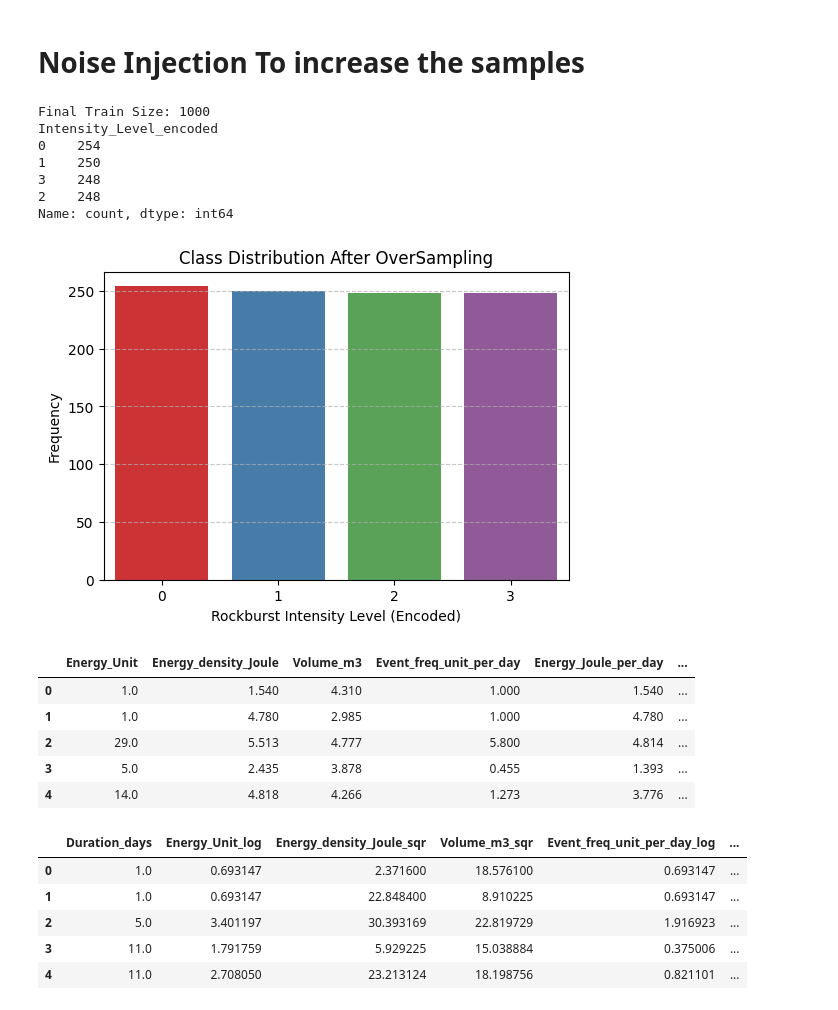
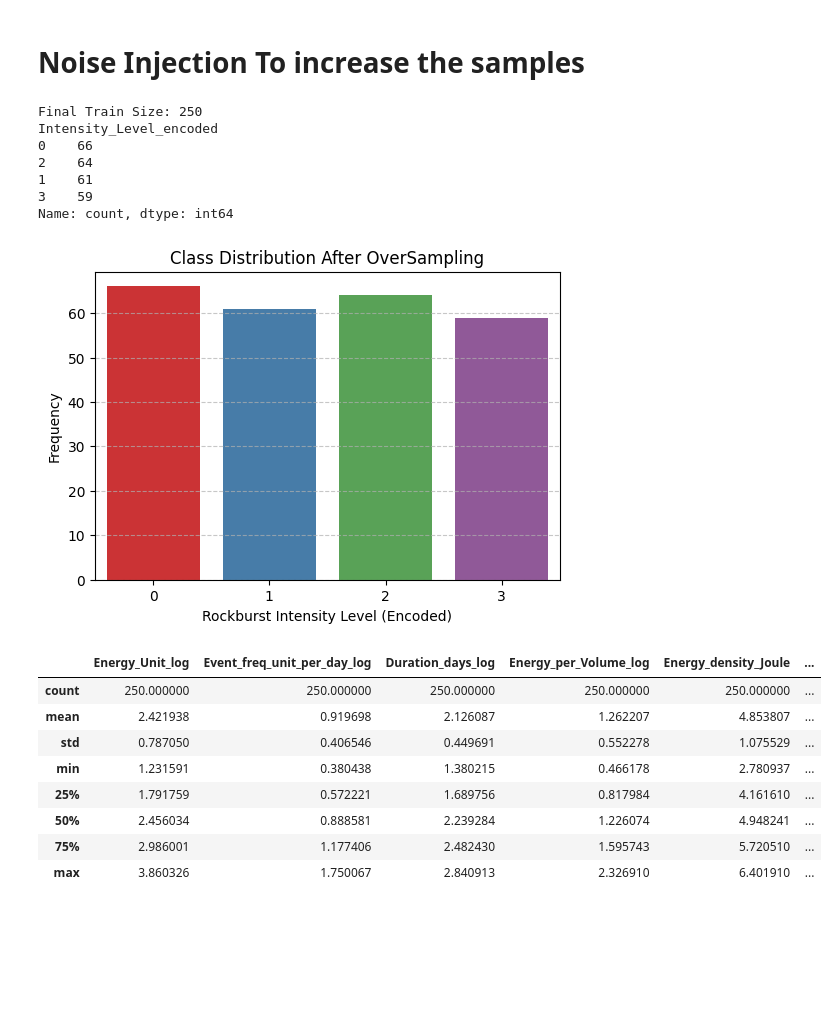
Before and after one commit to aliirshad3098/RockBurst_Prediction_In_Tunnel, a Jupyter notebook: OverSamplingData.ipynb, the cells around one changed output. Drawn from its saved outputs; the diff is of its cells as text; code cells hidden in the pictures; blank space fills up the shorter version.

```diff
--- a/OverSamplingData.ipynb
+++ b/OverSamplingData.ipynb
@@ -98,7 +90,7 @@ def add_noise(data, noise_factor=0.01):
             noisy_data[col] = noisy_data[col] + noise
     return noisy_data
 # %%
-target_size = 1000
+target_size = 250
 augmented_X = [X_train_res]
 augmented_y = [y_train_res]
 
@@ -118,12 +110,12 @@ final_y_train = final_y_train.iloc[:target_size]
 print("Final Train Size:", len(final_X_train))
 print(final_y_train.value_counts())
 # %% [output]
-Final Train Size: 1000
+Final Train Size: 250
 Intensity_Level_encoded
-0    254
-1    250
-3    248
-2    248
+0    66
+2    64
+1    61
+3    59
 Name: count, dtype: int64
 # %%
 df=pd.concat([final_X_train,final_y_train],axis=1)
@@ -136,13 +128,16 @@ plt.ylabel("Frequency")
 plt.grid(axis='y', linestyle='--', alpha=0.7)
 plt.show()
 # %% [output]
-[figure, old version]
+[figure, new version]
 # %%
-df.head()
+df.describe()
 # %% [output]
-|  | Energy_Unit | Energy_density_Joule | Volume_m3 | Event_freq_unit_per_day | Energy_Joule_per_day | ... |
-| 0 | 1.0 | 1.540 | 4.310 | 1.000 | 1.540 | ... |
-| 1 | 1.0 | 4.780 | 2.985 | 1.000 | 4.780 | ... |
-| 2 | 29.0 | 5.513 | 4.777 | 5.800 | 4.814 | ... |
-| 3 | 5.0 | 2.435 | 3.878 | 0.455 | 1.393 | ... |
-| 4 | 14.0 | 4.818 | 4.266 | 1.273 | 3.776 | ... |
+|  | Energy_Unit_log | Event_freq_unit_per_day_log | Duration_days_log | Energy_per_Volume_log | Energy_density_Joule | ... |
+| count | 250.000000 | 250.000000 | 250.000000 | 250.000000 | 250.000000 | ... |
+| mean | 2.421938 | 0.919698 | 2.126087 | 1.262207 | 4.853807 | ... |
+| std | 0.787050 | 0.406546 | 0.449691 | 0.552278 | 1.075529 | ... |
+| min | 1.231591 | 0.380438 | 1.380215 | 0.466178 | 2.780937 | ... |
+| 25% | 1.791759 | 0.572221 | 1.689756 | 0.817984 | 4.161610 | ... |
+| 50% | 2.456034 | 0.888581 | 2.239284 | 1.226074 | 4.948241 | ... |
+| 75% | 2.986001 | 1.177406 | 2.482430 | 1.595743 | 5.720510 | ... |
+| max | 3.860326 | 1.750067 | 2.840913 | 2.326910 | 6.401910 | ... |
@@ -153,9 +143,0 @@ train_df=df.drop(['Energy_Unit', 'Energy_density_Joule', 'Volume_m3',
-# %%
-train_df.head()
-# %% [output]
-|  | Duration_days | Energy_Unit_log | Energy_density_Joule_sqr | Volume_m3_sqr | Event_freq_unit_per_day_log | ... |
-| 0 | 1.0 | 0.693147 | 2.371600 | 18.576100 | 0.693147 | ... |
-| 1 | 1.0 | 0.693147 | 22.848400 | 8.910225 | 0.693147 | ... |
-| 2 | 5.0 | 3.401197 | 30.393169 | 22.819729 | 1.916923 | ... |
-| 3 | 11.0 | 1.791759 | 5.929225 | 15.038884 | 0.375006 | ... |
-| 4 | 11.0 | 2.708050 | 23.213124 | 18.198756 | 0.821101 | ... |
```
Also changed, not shown: parts of 12 cells of this notebook.
